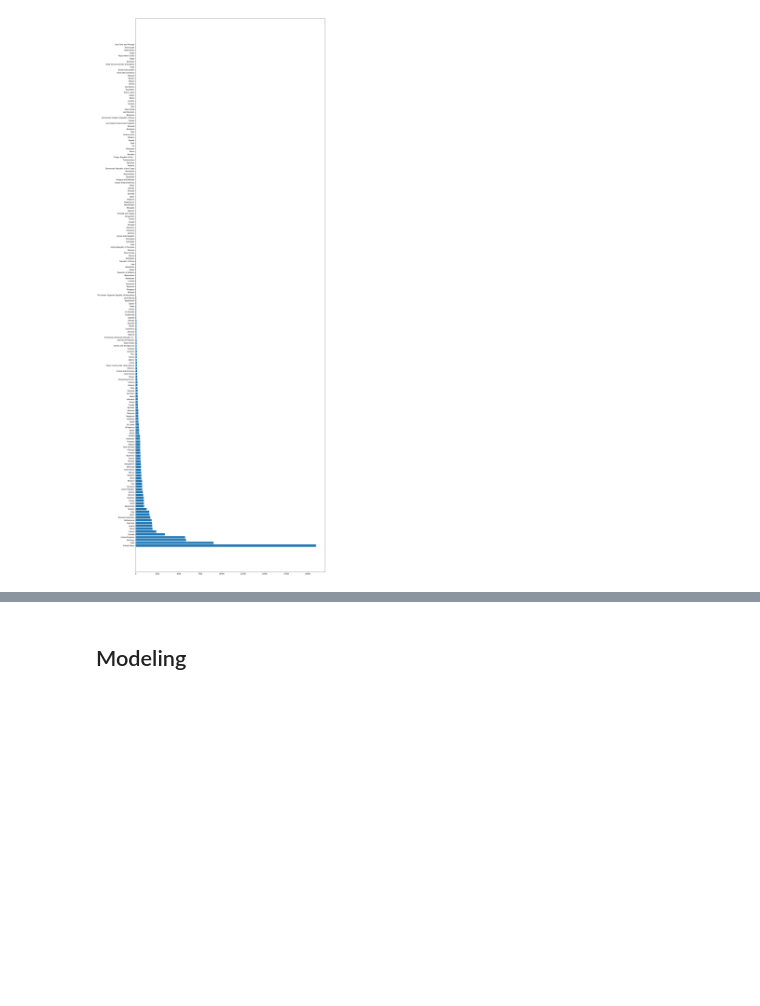
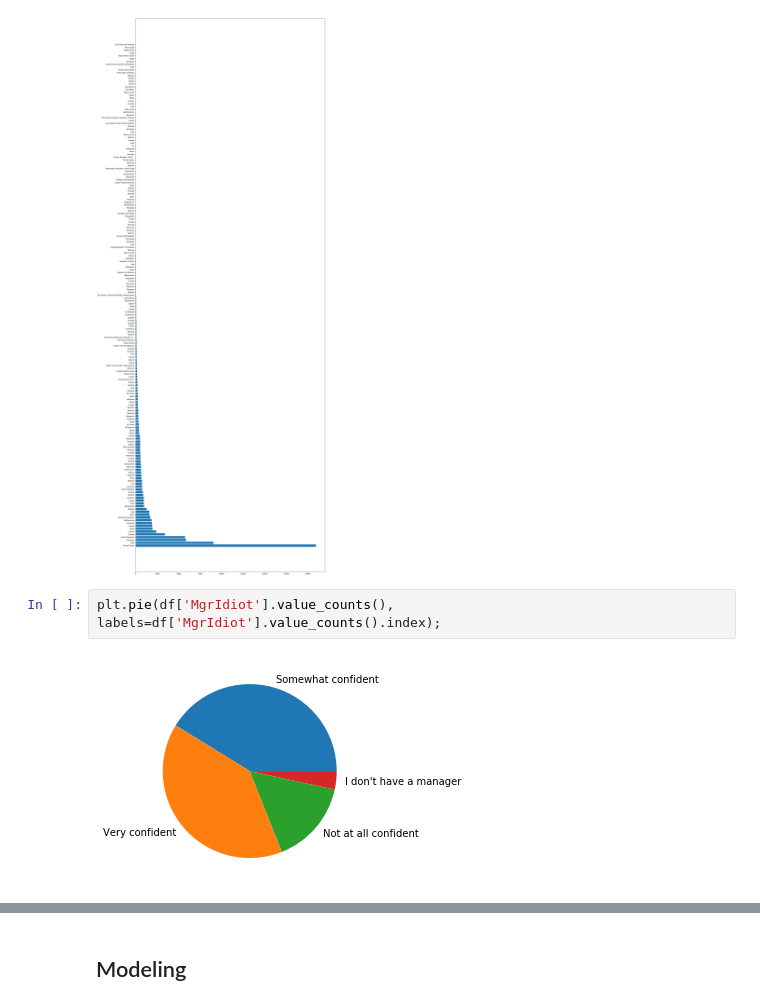
Before and after one commit to MarshEnterprises/Udacity_Project1, a Jupyter notebook: Udacity_Project1.ipynb, the cells around one changed output, grey strips where cells are left out. Saved outputs shown, nothing was run; the diff lists cells and outputs as text; blank space fills up the shorter version.

```diff
--- a/Udacity_Project1.ipynb
+++ b/Udacity_Project1.ipynb
@@ -128,3 +137,7 @@ ax.barh(df['Country'].value_counts().index, width=df['Country'].value_counts())
 # %% [output]
 ''
 [figure]
+# %%
+plt.pie(df['MgrIdiot'].value_counts(), labels=df['MgrIdiot'].value_counts().index);
+# %% [output]
+[figure, added]
```
Also changed, not shown: parts of 18 cells of this notebook.
